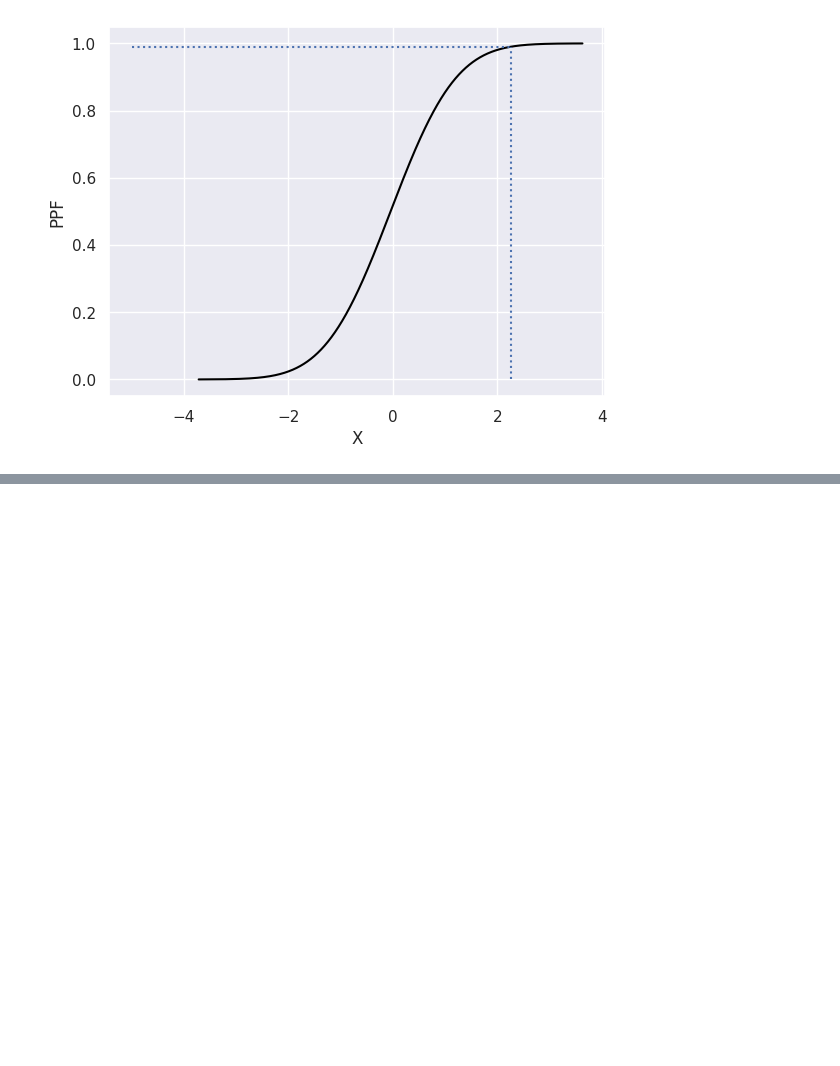
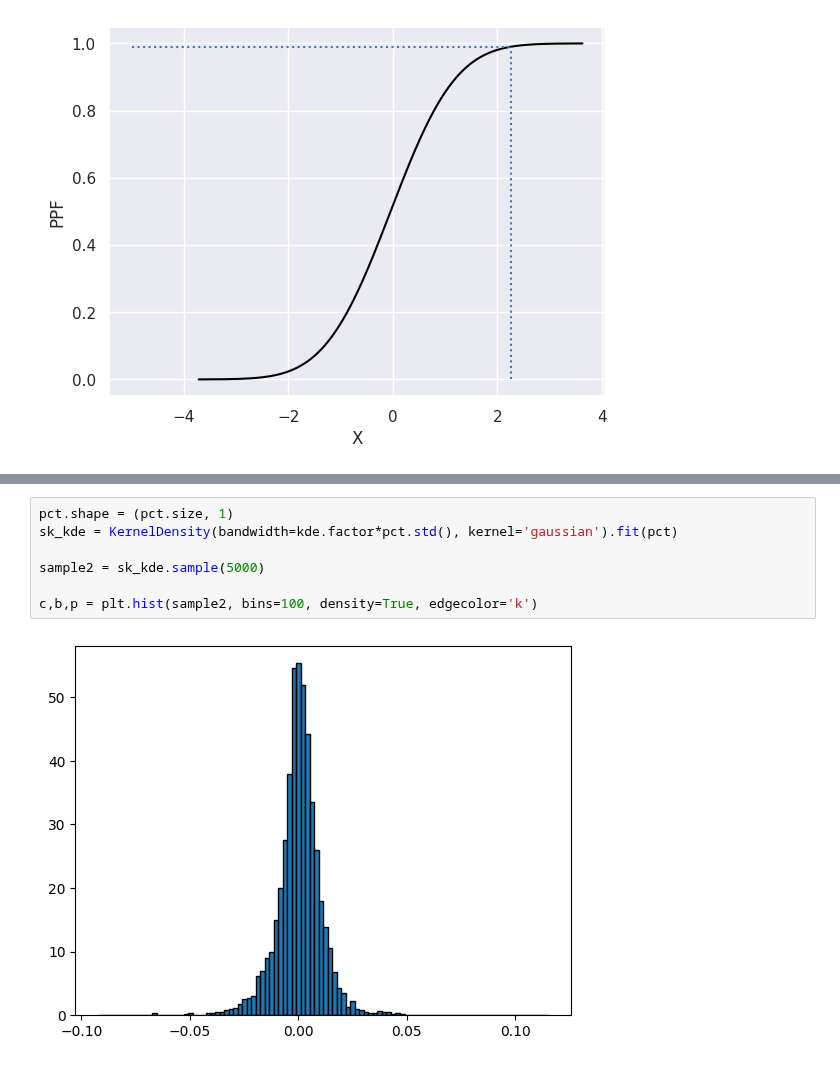
Before and after one commit to kiplimock/ml-basics, a Jupyter notebook: statistics.ipynb, the cells around one changed output, grey strips where cells are left out. Drawn from its saved outputs; the diff is of its cells as text; blank space fills up the shorter version.

```diff
--- a/statistics.ipynb
+++ b/statistics.ipynb
@@ -122,0 +159,9 @@ Text(0, 0.5, 'PPF')
+# %%
+pct.shape = (pct.size, 1)
+sk_kde = KernelDensity(bandwidth=kde.factor*pct.std(), kernel='gaussian').fit(pct)
+
+sample2 = sk_kde.sample(5000)
+
+c,b,p = plt.hist(sample2, bins=100, density=True, edgecolor='k')
+# %% [output]
+[figure, added]
```
Also changed, not shown: parts of 5 cells of this notebook, 1 other file.
